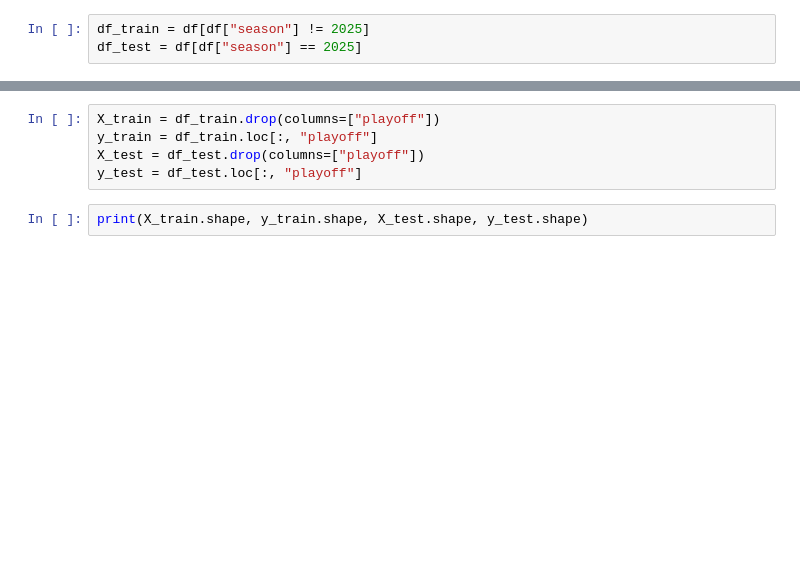
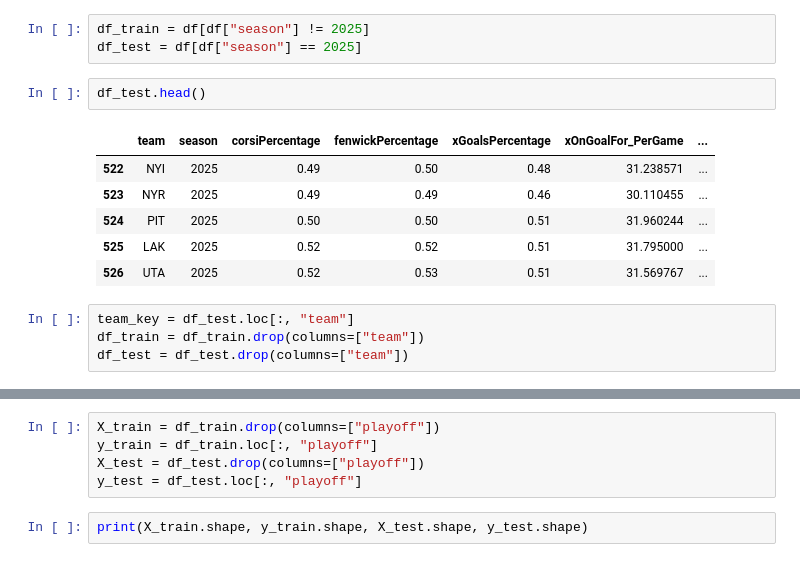
Before and after one commit to ricd99/nhl-test-2, a Jupyter notebook: final_model.ipynb, the cells around one changed output, grey strips where cells are left out. Saved outputs shown, nothing was run; the diff lists cells and outputs as text; blank space fills up the shorter version.

```diff
--- a/final_model.ipynb
+++ b/final_model.ipynb
@@ -28,3 +29,16 @@ df.head()
 # %%
 df_train = df[df["season"] != 2025]
 df_test = df[df["season"] == 2025]
+# %%
+df_test.head()
+# %% [output]
+|  | team | season | corsiPercentage | fenwickPercentage | xGoalsPercentage | xOnGoalFor_PerGame | ... |
+| 522 | NYI | 2025 | 0.49 | 0.50 | 0.48 | 31.238571 | ... |
+| 523 | NYR | 2025 | 0.49 | 0.49 | 0.46 | 30.110455 | ... |
+| 524 | PIT | 2025 | 0.50 | 0.50 | 0.51 | 31.960244 | ... |
+| 525 | LAK | 2025 | 0.52 | 0.52 | 0.51 | 31.795000 | ... |
+| 526 | UTA | 2025 | 0.52 | 0.53 | 0.51 | 31.569767 | ... |
+# %%
+team_key = df_test.loc[:, "team"]
+df_train = df_train.drop(columns=["team"])
+df_test = df_test.drop(columns=["team"])
```
Also changed, not shown: parts of 10 cells of this notebook, 2 other files.
